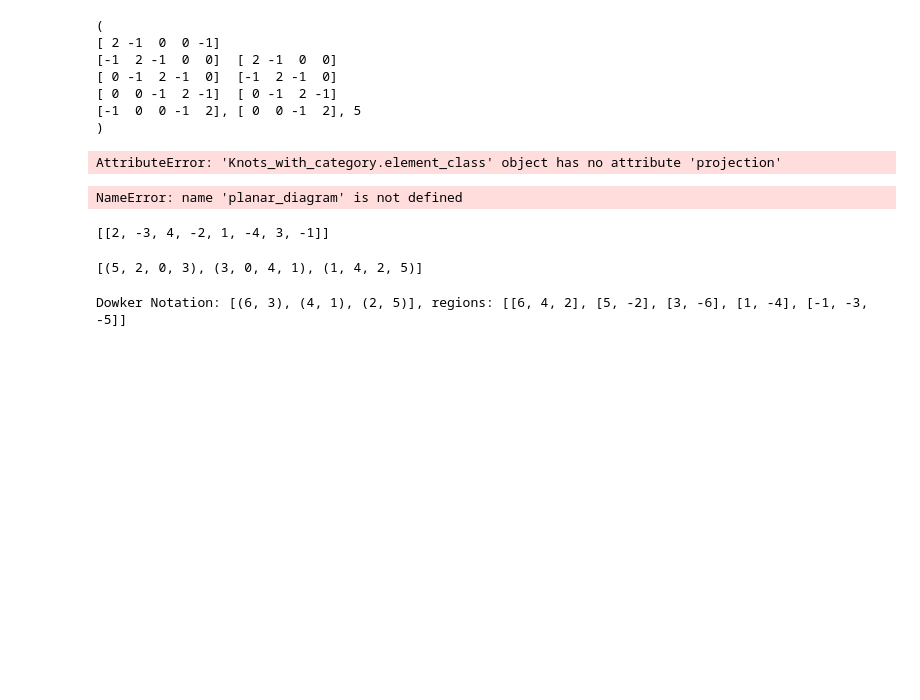
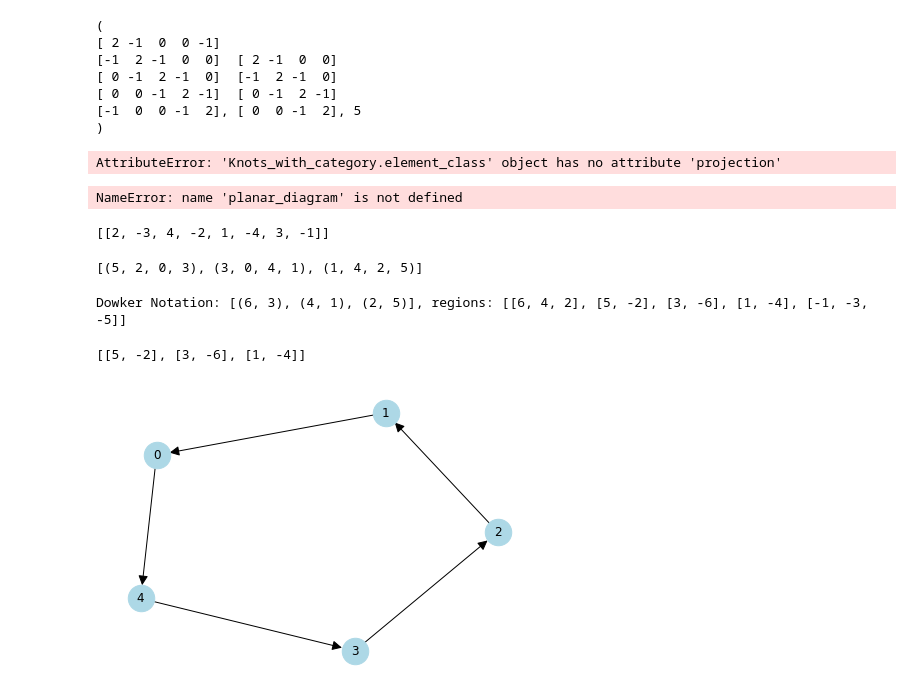
Before and after one commit to sadboyneedcodes/REU2024, a Jupyter notebook: sage_tests.ipynb, the cells around one changed output. Cells and saved outputs as stored; diff of their text form; code cells hidden in the pictures; blank space fills up the shorter version.

Commit message:
graphs finally

```diff
--- a/sage_tests.ipynb
+++ b/sage_tests.ipynb
@@ -127,3 +127,29 @@ regions = K.regions()
 print(f'Dowker Notation: {dn}, regions: {regions}')
 # %% [output]
 Dowker Notation: [(6, 3), (4, 1), (2, 5)], regions: [[6, 4, 2], [5, -2], [3, -6], [1, -4], [-1, -3, -5]]
+# %%
+def list_filter(l):
+    filtered_list = [sublist for sublist in l if len(sublist) == 2]
+    return filtered_list
+
+list_filter(regions)
+# %% [output]
+[[5, -2], [3, -6], [1, -4]]
+# %%
+import networkx as nx
+def graph_of_link(L):
+    dig = L.digraph()
+    G = nx.DiGraph()
+    for v in dig.vertices:
+        G.add_node(v)
+    for e in dig.edges:
+        G.add_edge(e[0], e[1])
+    pos = nx.spring_layout(G)
+    nx.draw(G, with_labels=True, node_size=700, node_color='lightblue', arrowsize=20)
+# %%
+L_51 = Link('5_1')
+L_51M = L_51.mirror()
+
+graph_of_link(L_51)
+# %% [output]
+[figure, added]
```
Also changed, not shown: parts of 2 cells of this notebook.
